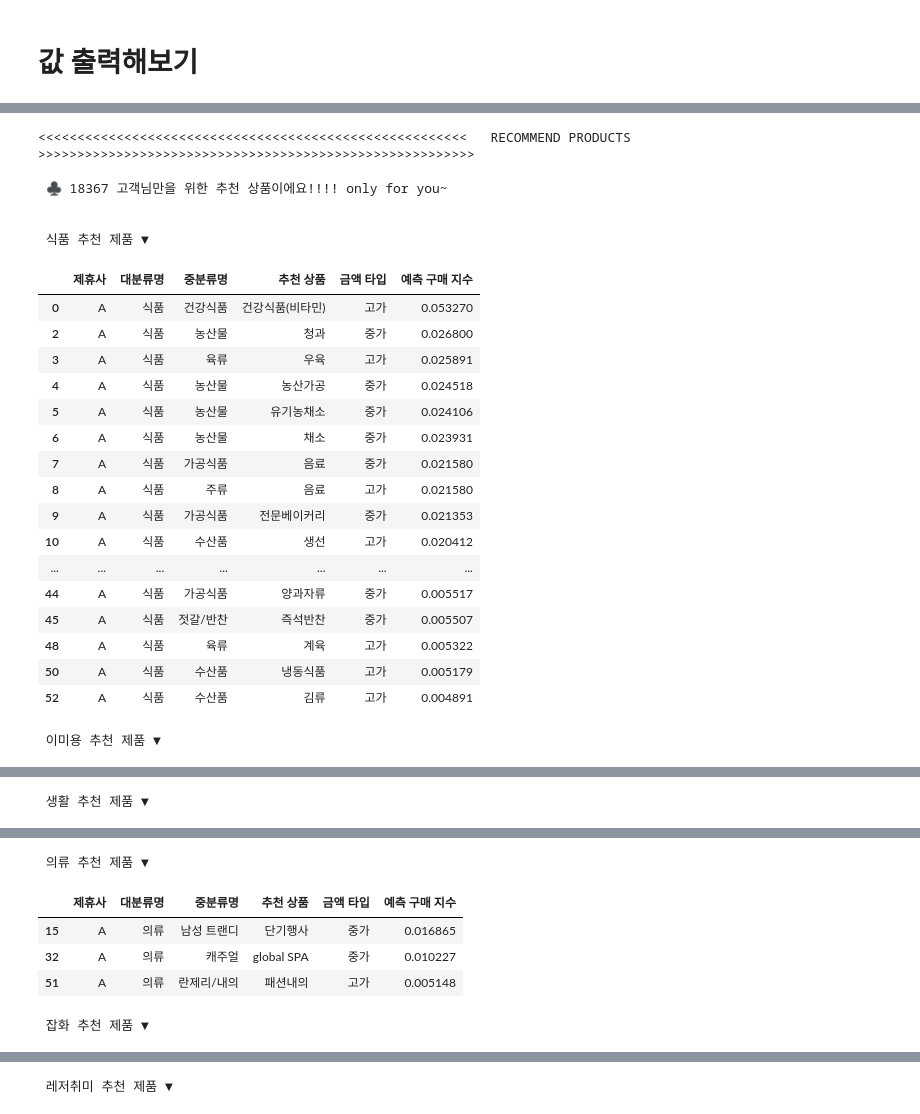
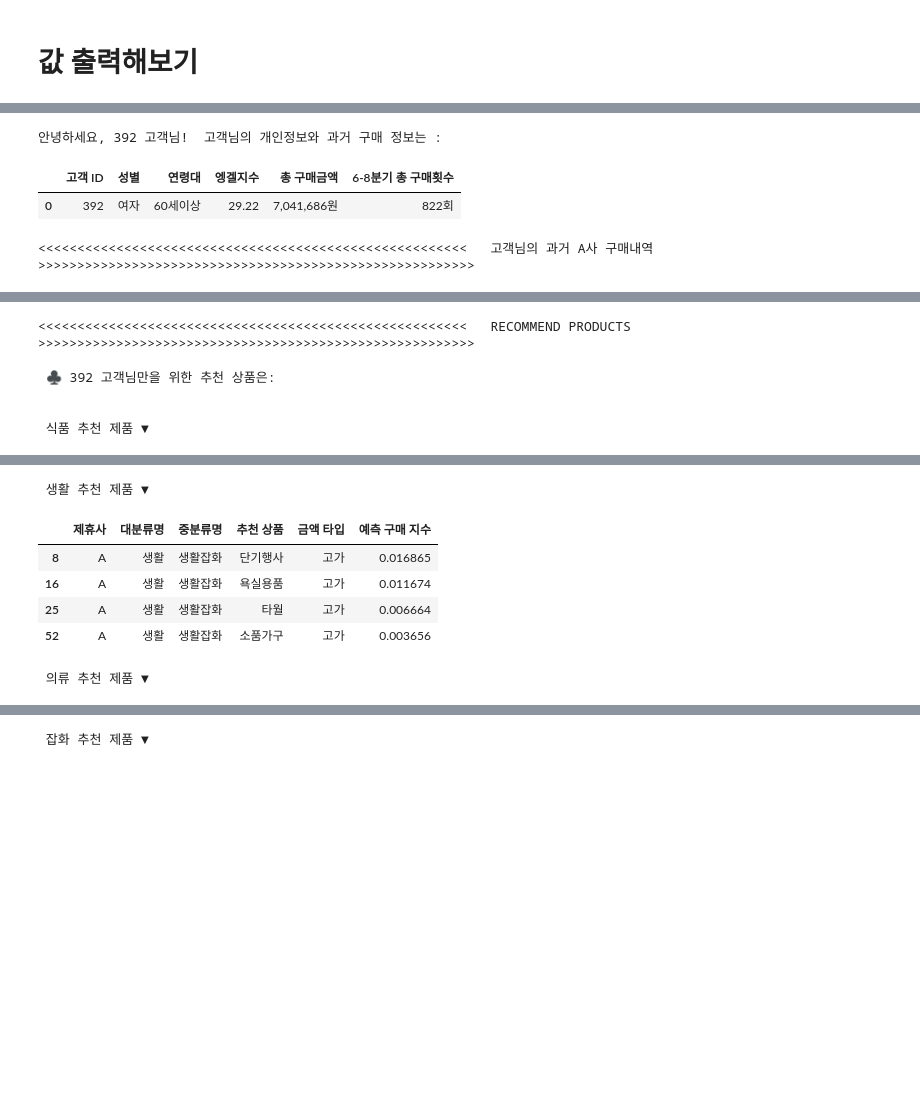
Before and after one commit to leejunghyunA/second_projects, a Jupyter notebook: 추천시스템 결과 반환 함수 생성(추천상품)_1030.ipynb, the cells around one changed output, grey strips where cells are left out. Saved outputs shown, nothing was run; the diff lists cells and outputs as text; code cells hidden in the pictures; blank space fills up the shorter version.

```diff
--- a/추천시스템 결과 반환 함수 생성(추천상품)_1030.ipynb
+++ b/추천시스템 결과 반환 함수 생성(추천상품)_1030.ipynb
@@ -120,7 +120,7 @@ import pandas as pd
 import warnings
 warnings.filterwarnings('ignore')
 
-surprise_df = pd.read_csv('C:/jupyter-files/cakd7/2차 프로젝트/surprise_dataset_1027.csv')
+surprise_df = pd.read_csv('surprise_data/surprise_dataset_1027.csv')
 surprise_df.columns = ['CUSTNO', 'PRD', 'SCORE']
 surprise_df.head()
 # %% [output]
@@ -141,7 +141,7 @@ surprise_df.head()
 | 3 | 1 | A_ACC Bloom (3F) | 0.0 |
 | 4 | 1 | A_AK골프 | 0.0 |
 # %%
-final_cat = pd.read_csv('C:/jupyter-files/cakd7/second_projects/surprise_data/최종cat순서나열.csv', index_col=0)
+final_cat = pd.read_csv('surprise_data/최종cat순서나열.csv', index_col=0)
 final_cat.drop(columns=['대분류코드','QTY','구매금액_min','구매금액_max','구매금액_mean'], inplace=True)
 # %%
 # category_df
@@ -168,21 +157,21 @@ cust_df.head()
 # 특정 고객의 구매이력이 있는 추천리스트, 구매이력이 없는 추천리스트 딕셔너리 형태로 반환하는 함수 생성
 # 입력값 (고객별 군집결과 데이터, 구매지수 데이터, 소분류명 정보_제휴사, 단가)
 # -> 반출값 : 1. 구매이력이 있는 추천리스트, 2. 구매이력이 없는 추천리스트
-def dict_recommend_unrecommend(cluster_df, user_item_index_df, category_df):
+def dict_recommend_unrecommend(cluster_df, user_item_index_df, category_df, cluster_label):
 
     # 반출할 빈 리스트 생성
     super_list = []
     super_list_bought = []
 
     # 군집 리스트
-    cluster_list = list(cluster_df['cluster'].unique()).sort() # 군집 종류
-    print(cluster_list)
+    cluster_list = list(cluster_df['cluster'].unique()) # 군집 종류
 
 
     for cluster in cluster_list[:1]:
-        print('해당 클러스터는:',cluster)
-        cust_index_list = list(cluster_df[cluster_df['cluster']==cluster].index) # 해당 군집에 있는 고객 번호 뽑기
-        print(len(cust_index_list))
+
+        # 컴퓨터 성능 저하 문제로 임의로 cluster_label 변수를 만들어서 특정 군집 하나만 가지고 시도
+        cust_index_list = list(cluster_df[cluster_df['cluster']==cluster_label].index) # 해당 군집에 있는 고객 번호 뽑기
+
         # 구매지수 데이터에서 해당하는 고객번호만 출력(새로운 데이터 생성)
         temp_df = user_item_index_df[user_item_index_df['CUSTNO'].isin(cust_index_list)] #isin(cust_index_list)]
 
@@ -324,0 +350,3 @@ print(cluster_list)
+# %%
+cluster_label = 4  # Cluster 5 이지만 index는 4
+super_list, super_list_bought = dict_recommend_unrecommend(cluster_df, surprise_df, final_cat, cluster_label )
@@ -325,31 +375,19 @@ print(cluster_list)
 # %%
+cust_num = 392 # 고객번호
+
+personal_df, p_purchase_df = show_personal_purchase_df(personal_all_df, category_df, 'A', cust_num)
+
+print(f'안녕하세요, {cust_num} 고객님!  고객님의 개인정보와 과거 구매 정보는 :')
+display(personal_df)
+print('<<<<<<<<<<<<<<<<<<<<<<<<<<<<<<<<<<<<<<<<<<<<<<<<<<<<<<<   고객님의 과거 A사 구매내역  >>>>>>>>>>>>>>>>>>>>>>>>>>>>>>>>>>>>>>>>>>>>>>>>>>>>>>>>', '\n')
+display(p_purchase_df.sort_values(by='구매횟수', ascending=False))
 print('<<<<<<<<<<<<<<<<<<<<<<<<<<<<<<<<<<<<<<<<<<<<<<<<<<<<<<<   RECOMMEND PRODUCTS    >>>>>>>>>>>>>>>>>>>>>>>>>>>>>>>>>>>>>>>>>>>>>>>>>>>>>>>>', '\n')
-get_recommend_cust( 0,18367, surprise_df, final_cat, super_list)
+get_recommend_cust( cust_num, surprise_df, final_cat, super_list)
 print('')
 print('<<<<<<<<<<<<<<<<<<<<<<<<<<<<<<<<<<<<<<<<<<<<<<<<<<<<<<<   PURCHSED RECOMMEND PRODUCTS    >>>>>>>>>>>>>>>>>>>>>>>>>>>>>>>>>>>>>>>>>>>>>>>>>>>>>>>>', '\n')
-get_recommend_cust_bought(0,18367, surprise_df, final_cat,super_list_bought)
+get_recommend_cust_bought(cust_num, surprise_df, final_cat,super_list_bought)
 # %% [output]
-<<<<<<<<<<<<<<<<<<<<<<<<<<<<<<<<<<<<<<<<<<<<<<<<<<<<<<<   RECOMMEND PRODUCTS    >>>>>>>>>>>>>>>>>>>>>>>>>>>>>>>>>>>>>>>>>>>>>>>>>>>>>>>>
-
- ♣ 18367 고객님만을 위한 추천 상품이에요!!!! only for you~
-
-
- 식품 추천 제품 ▼
+안녕하세요, 392 고객님!  고객님의 개인정보와 과거 구매 정보는 :
-|  | 제휴사 | 대분류명 | 중분류명 | 추천 상품 | 금액 타입 | 예측 구매 지수 |
-| 0 | A | 식품 | 건강식품 | 건강식품(비타민) | 고가 | 0.053270 |
-| 2 | A | 식품 | 농산물 | 청과 | 중가 | 0.026800 |
-| 3 | A | 식품 | 육류 | 우육 | 고가 | 0.025891 |
-| 4 | A | 식품 | 농산물 | 농산가공 | 중가 | 0.024518 |
-| 5 | A | 식품 | 농산물 | 유기농채소 | 중가 | 0.024106 |
-| 6 | A | 식품 | 농산물 | 채소 | 중가 | 0.023931 |
-| 7 | A | 식품 | 가공식품 | 음료 | 중가 | 0.021580 |
-| 8 | A | 식품 | 주류 | 음료 | 고가 | 0.021580 |
-| 9 | A | 식품 | 가공식품 | 전문베이커리 | 중가 | 0.021353 |
-| 10 | A | 식품 | 수산품 | 생선 | 고가 | 0.020412 |
-| ... | ... | ... | ... | ... | ... | ... |
-| 44 | A | 식품 | 가공식품 | 양과자류 | 중가 | 0.005517 |
-| 45 | A | 식품 | 젓갈/반찬 | 즉석반찬 | 중가 | 0.005507 |
-| 48 | A | 식품 | 육류 | 계육 | 고가 | 0.005322 |
-| 50 | A | 식품 | 수산품 | 냉동식품 | 고가 | 0.005179 |
-| 52 | A | 식품 | 수산품 | 김류 | 고가 | 0.004891 |
+|  | 고객 ID | 성별 | 연령대 | 엥겔지수 | 총 구매금액 | 6-8분기 총 구매횟수 |
+| 0 | 392 | 여자 | 60세이상 | 29.22 | 7,041,686원 | 822회 |
- 이미용 추천 제품 ▼
+<<<<<<<<<<<<<<<<<<<<<<<<<<<<<<<<<<<<<<<<<<<<<<<<<<<<<<<   고객님의 과거 A사 구매내역  >>>>>>>>>>>>>>>>>>>>>>>>>>>>>>>>>>>>>>>>>>>>>>>>>>>>>>>>
@@ -361,2 +411,7 @@ get_recommend_cust_bought(0,18367, surprise_df, final_cat,super_list_bought)
- 생활 추천 제품 ▼
+<<<<<<<<<<<<<<<<<<<<<<<<<<<<<<<<<<<<<<<<<<<<<<<<<<<<<<<   RECOMMEND PRODUCTS    >>>>>>>>>>>>>>>>>>>>>>>>>>>>>>>>>>>>>>>>>>>>>>>>>>>>>>>>
+
+ ♣ 392 고객님만을 위한 추천 상품은:
+
+
+ 식품 추천 제품 ▼
 |  | 제휴사 | 대분류명 | 중분류명 | 추천 상품 | 금액 타입 | 예측 구매 지수 |
@@ -366,7 +434,8 @@ get_recommend_cust_bought(0,18367, surprise_df, final_cat,super_list_bought)
- 의류 추천 제품 ▼
+ 생활 추천 제품 ▼
 |  | 제휴사 | 대분류명 | 중분류명 | 추천 상품 | 금액 타입 | 예측 구매 지수 |
-| 15 | A | 의류 | 남성 트랜디 | 단기행사 | 중가 | 0.016865 |
-| 32 | A | 의류 | 캐주얼 | global SPA | 중가 | 0.010227 |
-| 51 | A | 의류 | 란제리/내의 | 패션내의 | 고가 | 0.005148 |
+| 8 | A | 생활 | 생활잡화 | 단기행사 | 고가 | 0.016865 |
+| 16 | A | 생활 | 생활잡화 | 욕실용품 | 고가 | 0.011674 |
+| 25 | A | 생활 | 생활잡화 | 타월 | 고가 | 0.006664 |
+| 52 | A | 생활 | 생활잡화 | 소품가구 | 고가 | 0.003656 |
- 잡화 추천 제품 ▼
+ 의류 추천 제품 ▼
 |  | 제휴사 | 대분류명 | 중분류명 | 추천 상품 | 금액 타입 | 예측 구매 지수 |
@@ -376,2 +449,2 @@ get_recommend_cust_bought(0,18367, surprise_df, final_cat,super_list_bought)
- 레저취미 추천 제품 ▼
+ 잡화 추천 제품 ▼
 |  | 제휴사 | 대분류명 | 중분류명 | 추천 상품 | 금액 타입 | 예측 구매 지수 |
```
Also changed, not shown: parts of 13 cells of this notebook.
